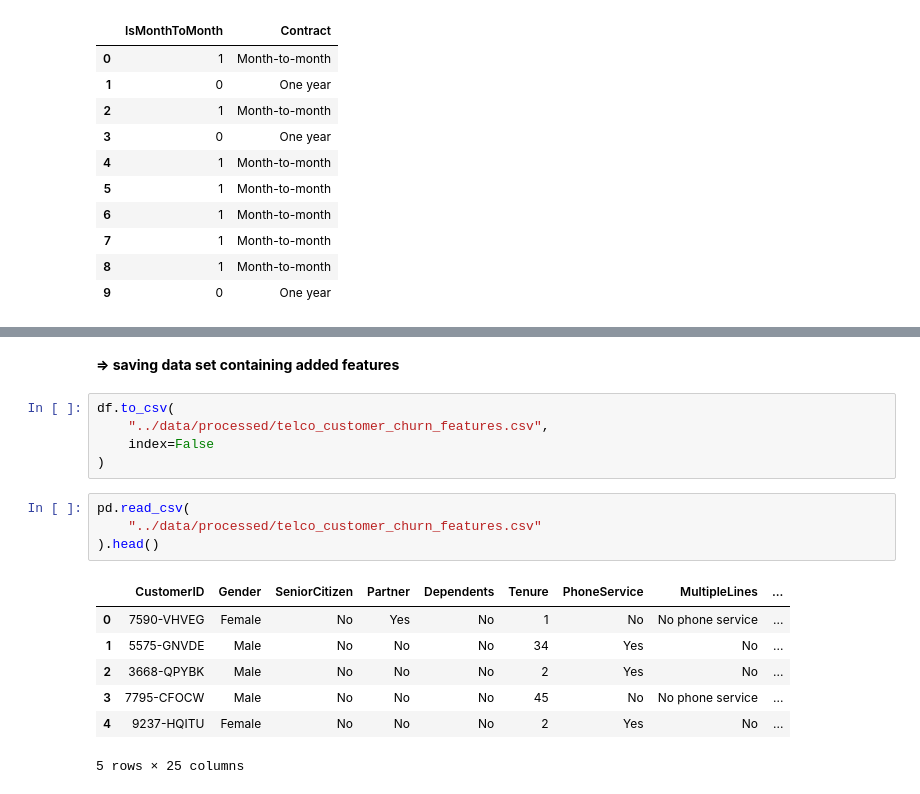
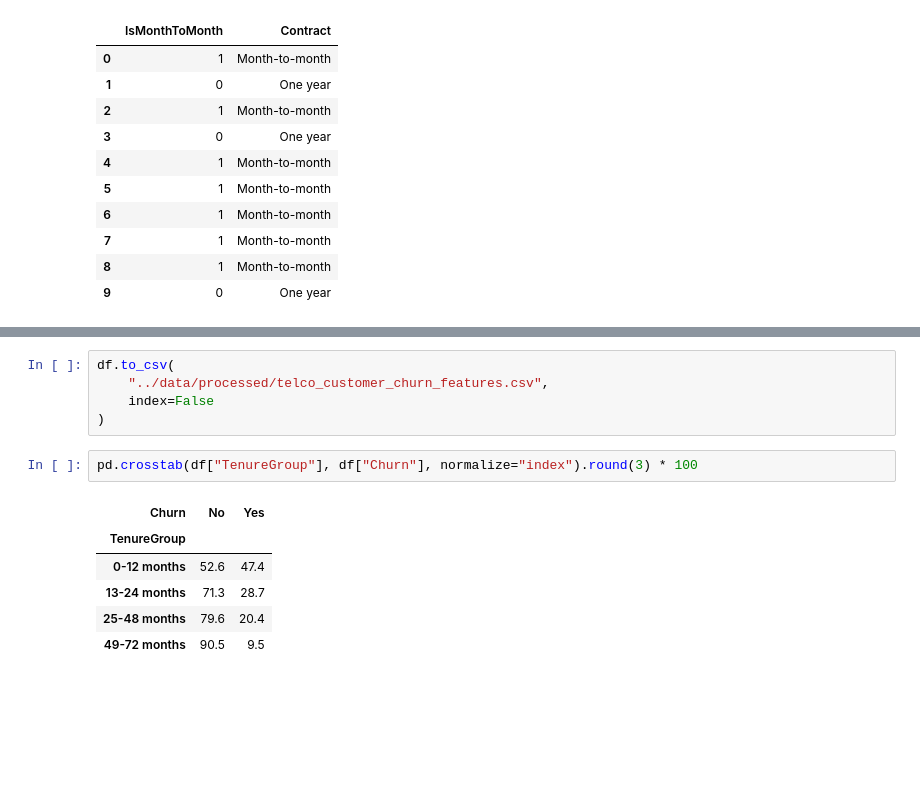
Before and after one commit to AbhijithAJ3/customer-churn-ltv, a Jupyter notebook: notebooks/03_feature_engineering.ipynb, the cells around one changed output, grey strips where cells are left out. Cells and saved outputs as stored; diff of their text form; blank space fills up the shorter version.

```diff
--- a/notebooks/03_feature_engineering.ipynb
+++ b/notebooks/03_feature_engineering.ipynb
@@ -196,19 +141,14 @@ memory usage: 117.3 KB
-# %% [markdown]
-**=> saving data set containing added features**
 # %%
 df.to_csv(
     "../data/processed/telco_customer_churn_features.csv",
     index=False
 )
-# %%
-pd.read_csv(
-    "../data/processed/telco_customer_churn_features.csv"
-).head()
-# %% [output]
-|  | CustomerID | Gender | SeniorCitizen | Partner | Dependents | Tenure | PhoneService | MultipleLines | ... |
-| 0 | 7590-VHVEG | Female | No | Yes | No | 1 | No | No phone service | ... |
-| 1 | 5575-GNVDE | Male | No | No | No | 34 | Yes | No | ... |
-| 2 | 3668-QPYBK | Male | No | No | No | 2 | Yes | No | ... |
-| 3 | 7795-CFOCW | Male | No | No | No | 45 | No | No phone service | ... |
-| 4 | 9237-HQITU | Female | No | No | No | 2 | Yes | No | ... |
-5 rows × 25 columns
+# %%
+pd.crosstab(df["TenureGroup"], df["Churn"], normalize="index").round(3) * 100
+# %% [output]
+| Churn | No | Yes |
+| TenureGroup |  |  |
+| 0-12 months | 52.6 | 47.4 |
+| 13-24 months | 71.3 | 28.7 |
+| 25-48 months | 79.6 | 20.4 |
+| 49-72 months | 90.5 | 9.5 |
```
Also changed, not shown: parts of 27 cells of this notebook.
